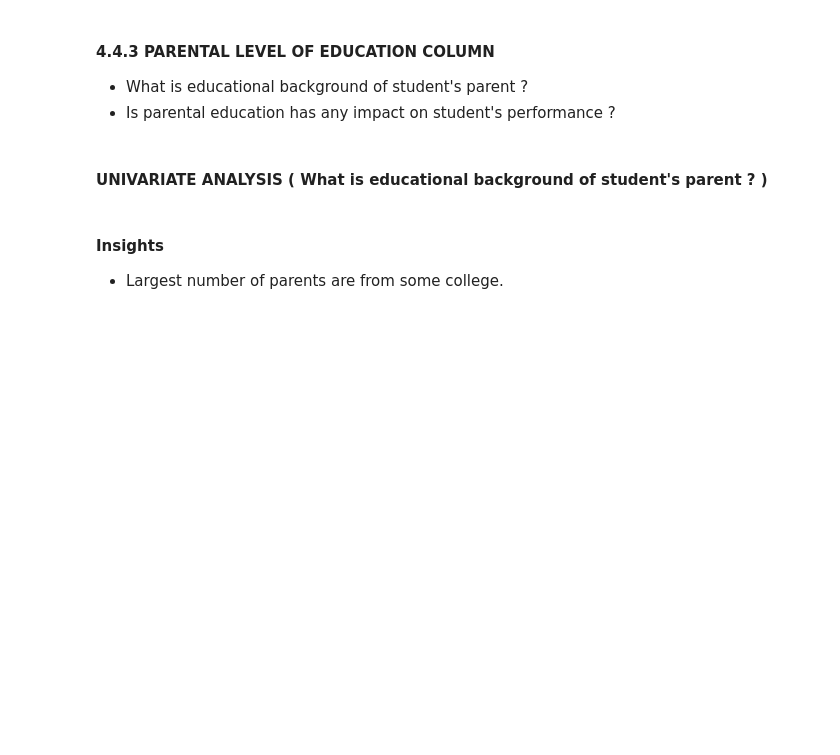
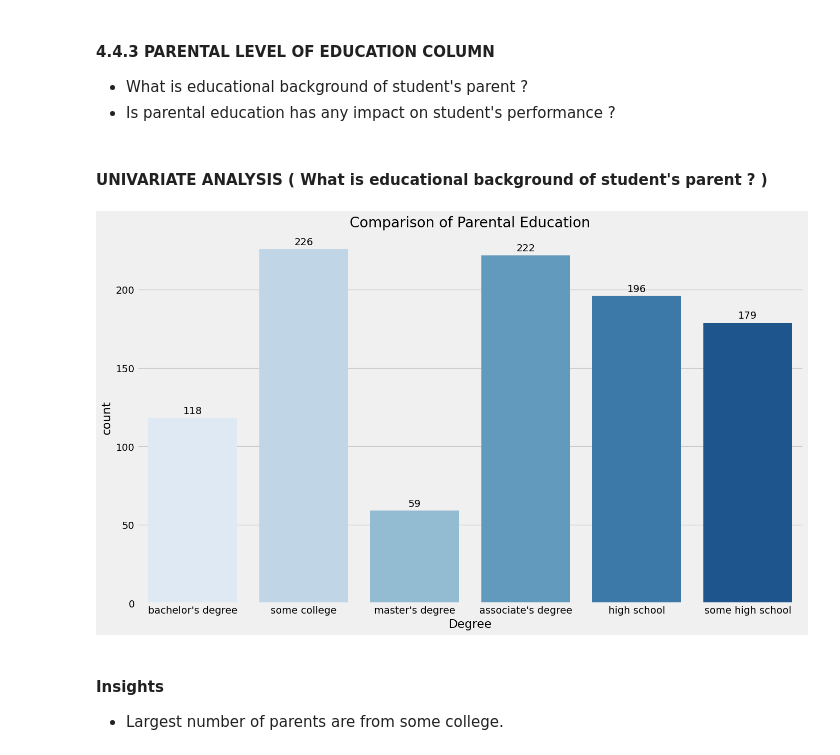
Before and after one commit to Kd-Here/ML-Projects, a Jupyter notebook: End-To-End-ML/notebook/1 . EDA STUDENT PERFORMANCE .ipynb, the cells around one changed output. Drawn from its saved outputs; the diff is of its cells as text; code cells hidden in the pictures; blank space fills up the shorter version.

```diff
--- a/End-To-End-ML/notebook/1 . EDA STUDENT PERFORMANCE .ipynb
+++ b/End-To-End-ML/notebook/1 . EDA STUDENT PERFORMANCE .ipynb
@@ -557,3 +632,17 @@ plt.show()
+# %%
+plt.rcParams['figure.figsize'] = (15, 9)
+plt.style.use('fivethirtyeight')
+ax = sns.countplot(x=df['parental level of education'],palette = 'Blues')
+for p in ax.patches:
+    ax.annotate(format(p.get_height(), '.0f'), (p.get_x() + p.get_width() / 2., p.get_height()),
+                ha = 'center', va = 'center', xytext = (0, 10), textcoords = 'offset points')
+
+plt.title('Comparison of Parental Education', fontweight = 30, fontsize = 20)
+plt.xlabel('Degree')
+plt.ylabel('count')
+plt.show()
+# %% [output]
+[figure, added]
 # %% [markdown]
 #### Insights
 - Largest number of parents are from some college.
```
Also changed, not shown: parts of 26 cells of this notebook.
